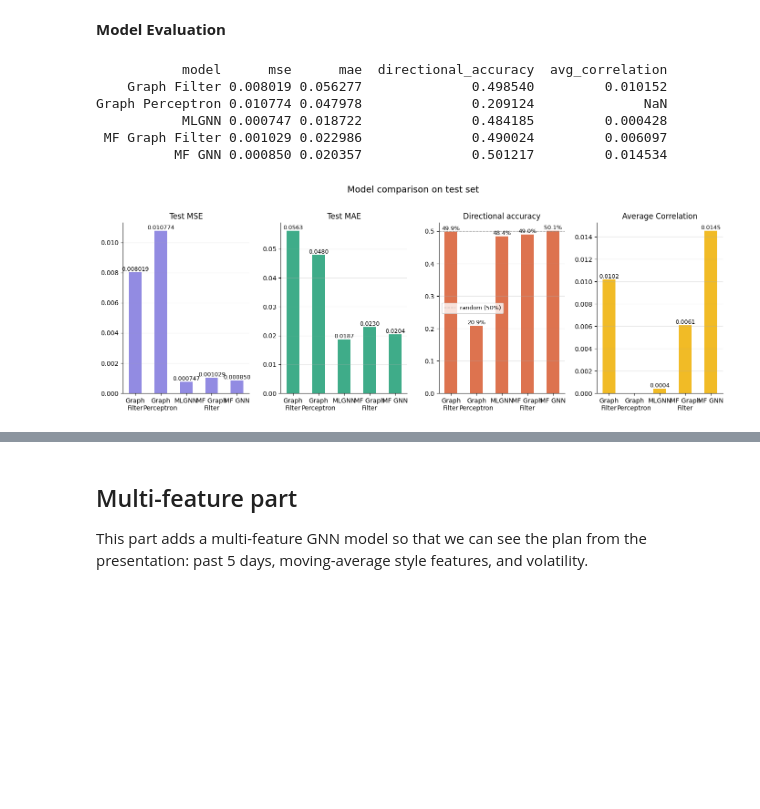
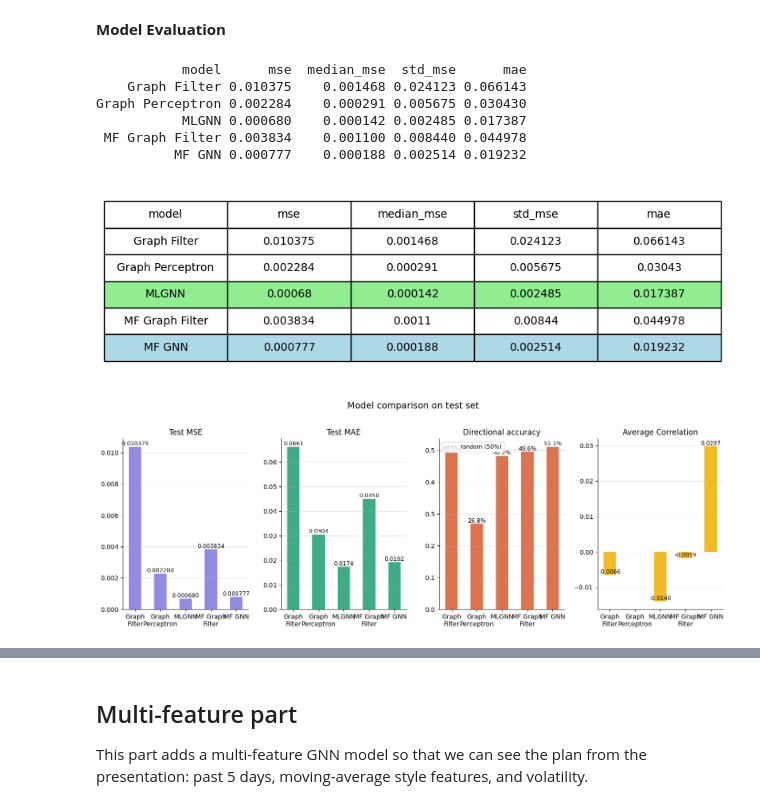
Before and after one commit to ellarubinshtein/stock-gnn, a Jupyter notebook: stock-prediction_multifeature_clean.ipynb, the cells around one changed output, grey strips where cells are left out. Saved outputs shown, nothing was run; the diff lists cells and outputs as text; code cells hidden in the pictures; blank space fills up the shorter version.

```diff
--- a/stock-prediction_multifeature_clean.ipynb
+++ b/stock-prediction_multifeature_clean.ipynb
@@ -796,6 +806,7 @@ Multi Feature GNN Test Loss: 0.000850
 **Model Evaluation**
 # %%
 from scipy.stats import pearsonr
+import dataframe_image as dfi
 
 with torch.no_grad():
     gf_pred    = gf_model(x_test_tensor_norm)
@@ -807,40 +818,80 @@ with torch.no_grad():
 
 def evaluate_metrics(y_true, y_pred):
     y_true_np = y_true.detach().cpu().numpy()
     y_pred_np = y_pred.detach().cpu().numpy()
 
     mse = np.mean((y_true_np - y_pred_np) ** 2)
+    median_mse = np.median((y_true_np - y_pred_np) ** 2)
+    std_mse = np.std((y_true_np - y_pred_np) ** 2)
     mae = np.mean(np.abs(y_true_np - y_pred_np))
     directional_acc = np.mean(np.sign(y_true_np) == np.sign(y_pred_np))
 
     # correlation per stock, then average
     corrs = [pearsonr(y_true_np[:, i], y_pred_np[:, i])[0] for i in range(y_true_np.shape[1])]
     avg_corr = np.mean(corrs)
 
     return {
         "mse": float(mse),
-        "mae": float(mae),
-        "directional_accuracy": float(directional_acc),
-        "avg_correlation": float(avg_corr)
+        "median_mse": float(median_mse),
+        "std_mse": float(std_mse),
+        "mae": float(mae)
     }
 
 results = {
     "Graph Filter":       evaluate_metrics(y_test_tensor,  gf_pred),
     "Graph Perceptron":   evaluate_metrics(y_test_tensor,  gp_pred),
     "MLGNN":              evaluate_metrics(y_test_tensor,  mlgnn_pred),
     "MF Graph Filter":    evaluate_metrics(y_test_tensor_mf,   mfgf_pred),
     "MF GNN":             evaluate_metrics(y_test_tensor_mf,   mfgnn_pred),
 }
 
 summary = pd.DataFrame(results).T
 summary.index.name = "model"
 summary = summary.reset_index()
-summary.columns = ["model", "mse", "mae", "directional_accuracy", "avg_correlation"]
+summary.columns = ["model", "mse", "median_mse", "std_mse", "mae"]
 print(summary.to_string(index=False))
+
+import matplotlib.pyplot as plt
+
+fig, ax = plt.subplots(figsize=(10, 3))
+ax.axis('off')
+
+table = ax.table(
+    cellText=summary.round(6).values,
+    colLabels=summary.columns,
+    loc='center',
+    cellLoc='center'
+)
+
+table.auto_set_font_size(False)
+table.set_fontsize(10)
+table.scale(1, 2)
+
+# highlight best (min) value per numeric column in green
+numeric_cols = ["mse", "median_mse", "std_mse", "mae"]
+
+# highlight full MLGNN row (best overall)
+mlgnn_row = summary[summary['model'] == 'MLGNN'].index[0]
+for col_idx in range(len(summary.columns)):
+    table[mlgnn_row + 1, col_idx].set_facecolor("lightgreen")
+
+# highlight full MF GNN row
+mfgnn_row = summary[summary['model'] == 'MF GNN'].index[0]
+for col_idx in range(len(summary.columns)):
+    table[mfgnn_row + 1, col_idx].set_facecolor("lightgreen")
+
+# highlight MF GNN row
+mfgnn_row = summary[summary['model'] == 'MF GNN'].index[0]
+for col_idx in range(len(summary.columns)):
+    table[mfgnn_row + 1, col_idx].set_facecolor("lightblue")
+
+plt.savefig("results_table.png", dpi=200, bbox_inches='tight')
+plt.show()
 # %% [output]
-           model      mse      mae  directional_accuracy  avg_correlation
-    Graph Filter 0.008019 0.056277              0.498540         0.010152
-Graph Perceptron 0.010774 0.047978              0.209124              NaN
-           MLGNN 0.000747 0.018722              0.484185         0.000428
- MF Graph Filter 0.001029 0.022986              0.490024         0.006097
-          MF GNN 0.000850 0.020357              0.501217         0.014534
+           model      mse  median_mse  std_mse      mae
+    Graph Filter 0.010375    0.001468 0.024123 0.066143
+Graph Perceptron 0.002284    0.000291 0.005675 0.030430
+           MLGNN 0.000680    0.000142 0.002485 0.017387
+ MF Graph Filter 0.003834    0.001100 0.008440 0.044978
+          MF GNN 0.000777    0.000188 0.002514 0.019232
+[figure, added]
@@ -884,7 +937,7 @@ plt.tight_layout()
 plt.savefig('model_comparison.png', dpi=150, bbox_inches='tight')
 plt.show()
 # %% [output]
-[figure, old version]
+[figure, new version]
 # %%
 # Optional: plot deltas vs baseline
 plt.figure(figsize=(10, 6))
```
Also changed, not shown: parts of 11 cells of this notebook, 2 other files.
